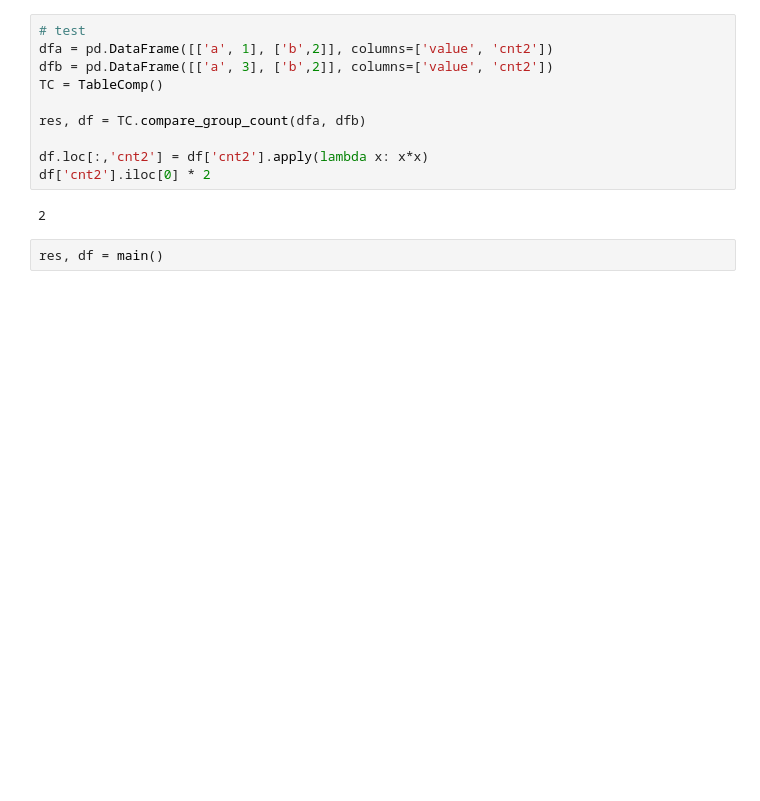
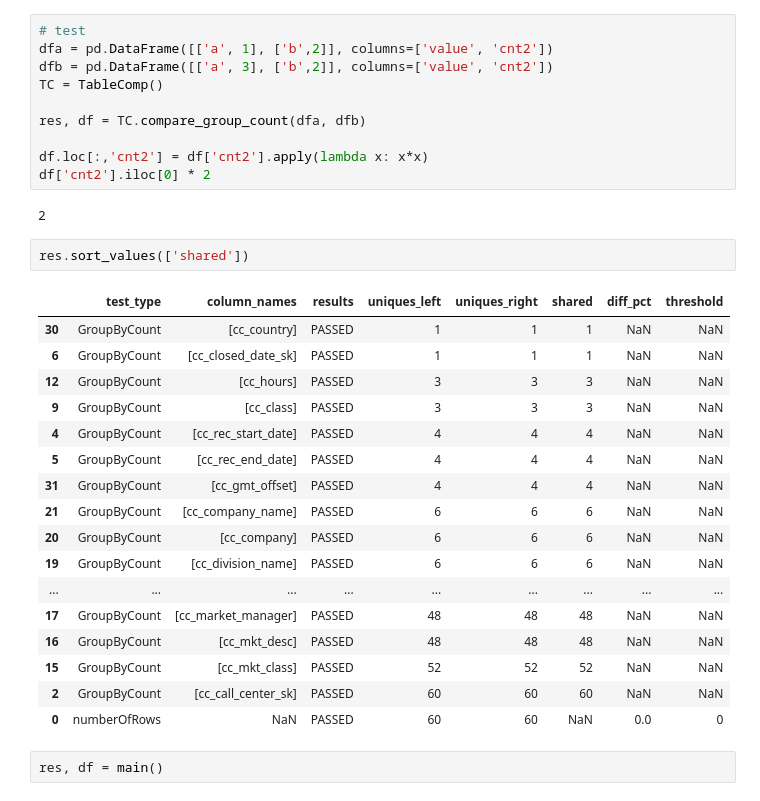
Before and after one commit to mliu-ext/table-profiler, a Jupyter notebook: snowflake table comparison.ipynb, the cells around one changed output. Drawn from its saved outputs; the diff is of its cells as text; blank space fills up the shorter version.

```diff
--- a/snowflake table comparison.ipynb
+++ b/snowflake table comparison.ipynb
@@ -73,6 +73,26 @@ df.loc[:,'cnt2'] = df['cnt2'].apply(lambda x: x*x)
 df['cnt2'].iloc[0] * 2
 # %% [output]
 2
+# %%
+res.sort_values(['shared'])
+# %% [output]
+|  | test_type | column_names | results | uniques_left | uniques_right | shared | diff_pct | threshold |
+| 30 | GroupByCount | [cc_country] | PASSED | 1 | 1 | 1 | NaN | NaN |
+| 6 | GroupByCount | [cc_closed_date_sk] | PASSED | 1 | 1 | 1 | NaN | NaN |
+| 12 | GroupByCount | [cc_hours] | PASSED | 3 | 3 | 3 | NaN | NaN |
+| 9 | GroupByCount | [cc_class] | PASSED | 3 | 3 | 3 | NaN | NaN |
+| 4 | GroupByCount | [cc_rec_start_date] | PASSED | 4 | 4 | 4 | NaN | NaN |
+| 5 | GroupByCount | [cc_rec_end_date] | PASSED | 4 | 4 | 4 | NaN | NaN |
+| 31 | GroupByCount | [cc_gmt_offset] | PASSED | 4 | 4 | 4 | NaN | NaN |
+| 21 | GroupByCount | [cc_company_name] | PASSED | 6 | 6 | 6 | NaN | NaN |
+| 20 | GroupByCount | [cc_company] | PASSED | 6 | 6 | 6 | NaN | NaN |
+| 19 | GroupByCount | [cc_division_name] | PASSED | 6 | 6 | 6 | NaN | NaN |
+| ... | ... | ... | ... | ... | ... | ... | ... | ... |
+| 17 | GroupByCount | [cc_market_manager] | PASSED | 48 | 48 | 48 | NaN | NaN |
+| 16 | GroupByCount | [cc_mkt_desc] | PASSED | 48 | 48 | 48 | NaN | NaN |
+| 15 | GroupByCount | [cc_mkt_class] | PASSED | 52 | 52 | 52 | NaN | NaN |
+| 2 | GroupByCount | [cc_call_center_sk] | PASSED | 60 | 60 | 60 | NaN | NaN |
+| 0 | numberOfRows | NaN | PASSED | 60 | 60 | NaN | 0.0 | 0 |
 # %%
 res, df = main()
 # %% [output]
```
Also changed, not shown: 2 other files.
